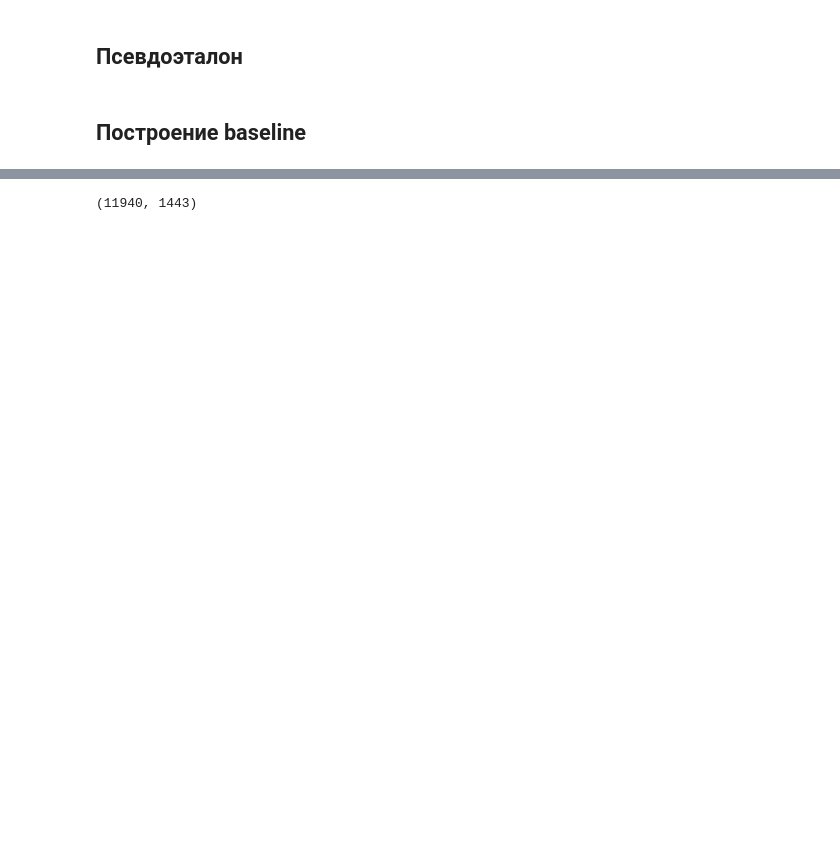
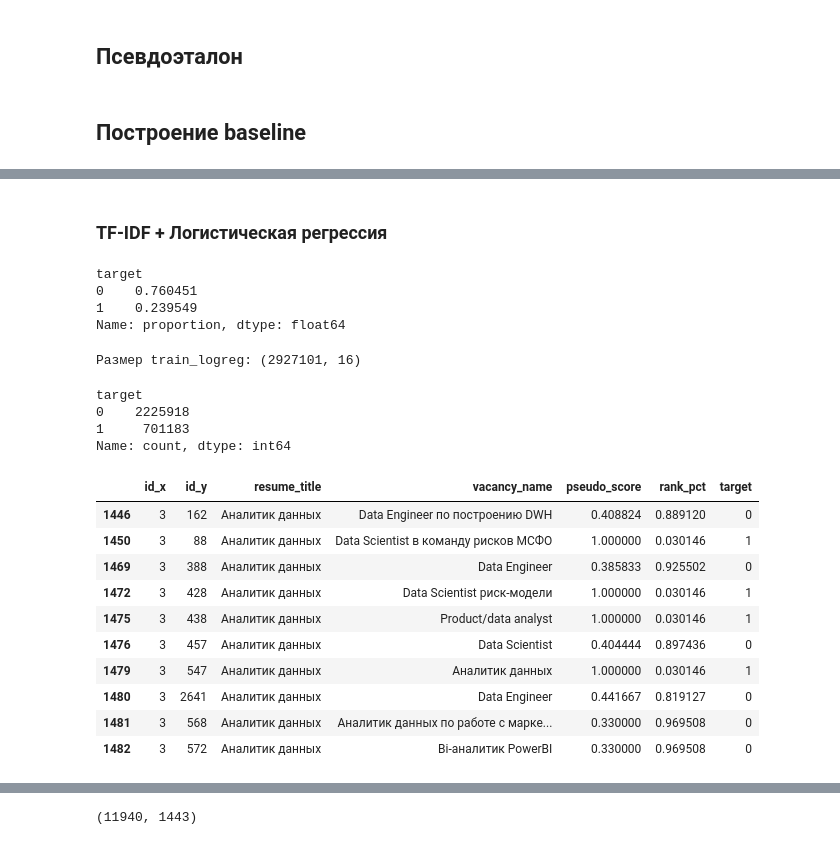
Before and after one commit to KirillTretyakov/thesis, a Jupyter notebook: baseline_new.ipynb, the cells around one changed output, grey strips where cells are left out. Drawn from its saved outputs; the diff is of its cells as text; code cells hidden in the pictures; blank space fills up the shorter version.

```diff
--- a/baseline_new.ipynb
+++ b/baseline_new.ipynb
@@ -85,0 +219,73 @@ pseudo_reference = pseudo_reference.rename(columns={
+# %% [markdown]
+### TF-IDF + Логистическая регрессия
+# %%
+def make_logreg_data_by_percent(
+    df_pairs,
+    train_resume_ids,
+    pos_pct=0.05,
+    neg_pct=0.20
+):
+    train_source = df_pairs[df_pairs['id_x'].isin(train_resume_ids)].copy()
+
+    train_source['rank_pct'] = (
+        train_source
+        .groupby('id_x')['pseudo_score']
+        .rank(pct=True, ascending=False)
+    )
+
+    train_logreg = train_source[
+        (train_source['rank_pct'] <= pos_pct) |
+        (train_source['rank_pct'] >= 1 - neg_pct)
+    ].copy()
+
+    train_logreg['target'] = (
+        train_logreg['rank_pct'] <= pos_pct
+    ).astype(int)
+
+    return train_logreg
+# %%
+train_logreg = make_logreg_data_by_percent(
+    df_pairs=df_pairs,
+    train_resume_ids=train_resume_ids,
+    pos_pct=0.05,
+    neg_pct=0.20
+)
+
+train_logreg['target'].value_counts(normalize=True)
+# %% [output]
+target
+0    0.760451
+1    0.239549
+Name: proportion, dtype: float64
+# %%
+print('Размер train_logreg:', train_logreg.shape)
+
+train_logreg['target'].value_counts()
+# %% [output]
+Размер train_logreg: (2927101, 16)
+target
+0    2225918
+1     701183
+Name: count, dtype: int64
+# %%
+train_logreg[[
+    'id_x',
+    'id_y',
+    'resume_title',
+    'vacancy_name',
+    'pseudo_score',
+    'rank_pct',
+    'target'
+]].head(10)
+# %% [output]
+|  | id_x | id_y | resume_title | vacancy_name | pseudo_score | rank_pct | target |
+| 1446 | 3 | 162 | Аналитик данных | Data Engineer по построению DWH | 0.408824 | 0.889120 | 0 |
+| 1450 | 3 | 88 | Аналитик данных | Data Scientist в команду рисков МСФО | 1.000000 | 0.030146 | 1 |
+| 1469 | 3 | 388 | Аналитик данных | Data Engineer | 0.385833 | 0.925502 | 0 |
+| 1472 | 3 | 428 | Аналитик данных | Data Scientist риск-модели | 1.000000 | 0.030146 | 1 |
+| 1475 | 3 | 438 | Аналитик данных | Product/data analyst | 1.000000 | 0.030146 | 1 |
+| 1476 | 3 | 457 | Аналитик данных | Data Scientist | 0.404444 | 0.897436 | 0 |
+| 1479 | 3 | 547 | Аналитик данных | Аналитик данных | 1.000000 | 0.030146 | 1 |
+| 1480 | 3 | 2641 | Аналитик данных | Data Engineer | 0.441667 | 0.819127 | 0 |
+| 1481 | 3 | 568 | Аналитик данных | Аналитик данных по работе с марке... | 0.330000 | 0.969508 | 0 |
+| 1482 | 3 | 572 | Аналитик данных | Bi-аналитик PowerBI | 0.330000 | 0.969508 | 0 |
```
Also changed, not shown: parts of 43 cells of this notebook, 12 other files.
